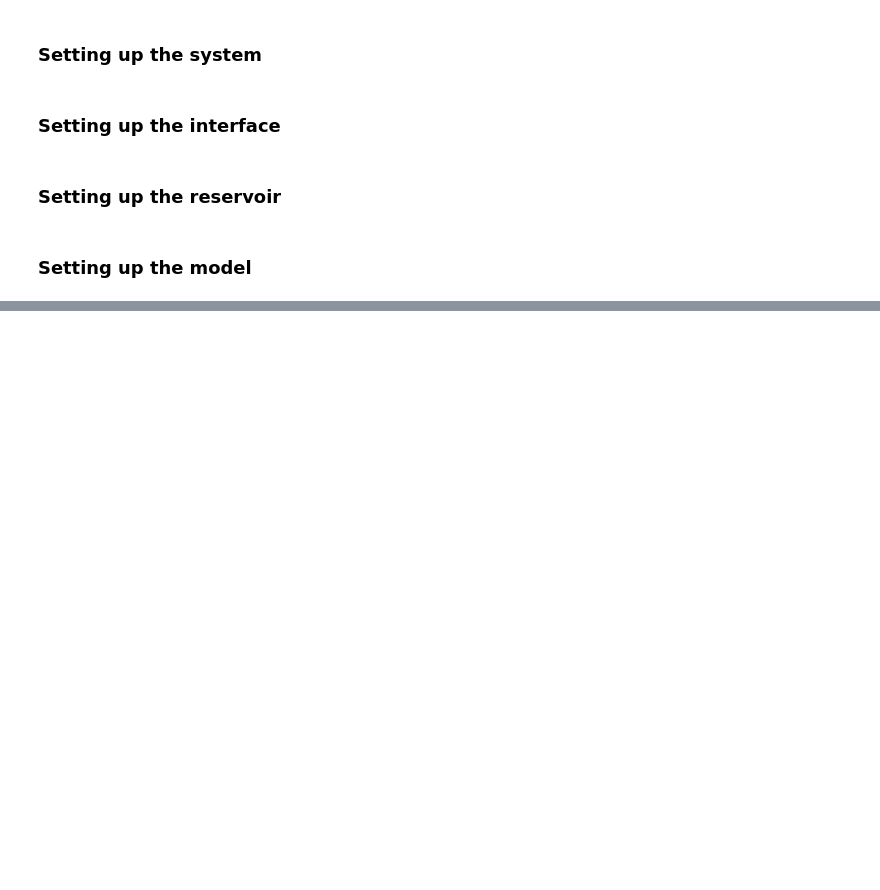
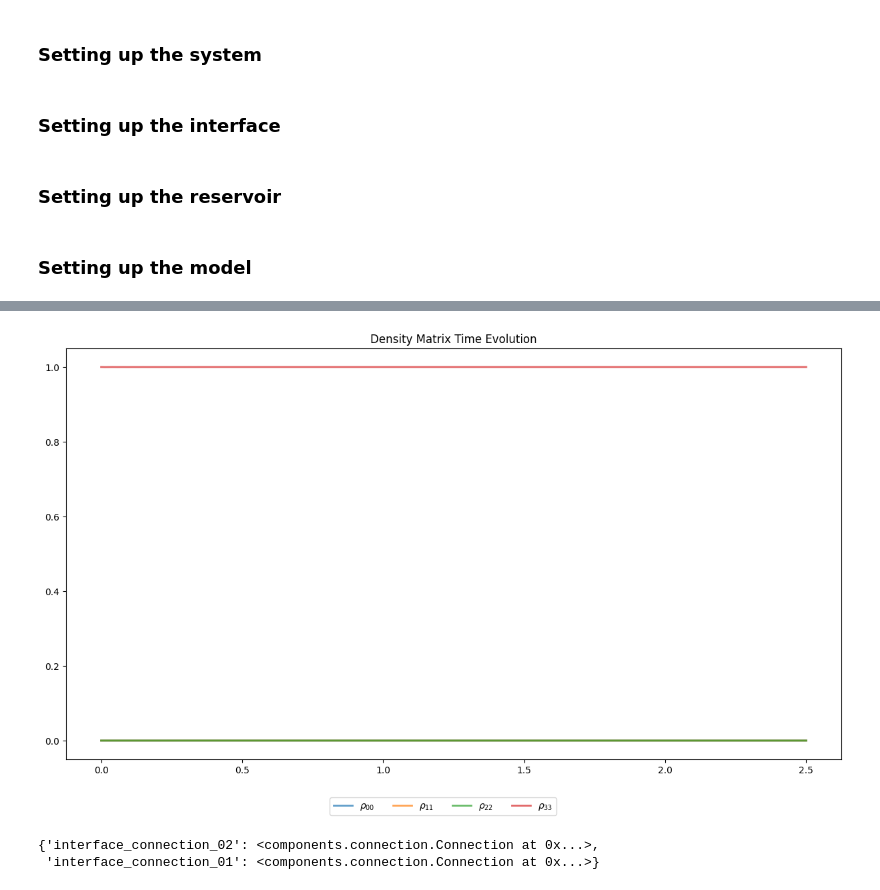
Before and after one commit to Mmackinnon01/entanglement_classifier, a Jupyter notebook: classifier/run.ipynb, the cells around one changed output, grey strips where cells are left out. Cells and saved outputs as stored; diff of their text form; code cells hidden in the pictures; blank space fills up the shorter version.

```diff
--- a/classifier/run.ipynb
+++ b/classifier/run.ipynb
@@ -99,0 +74,9 @@ AttributeError: 'DrivenCascadeFunction' object has no attribute 'gamma_4'
+# %%
+log.plot(plot_trace=True)
+# %% [output]
+[figure, added]
+# %%
+model.interface.connections
+# %% [output]
+{'interface_connection_02': <components.connection.Connection at 0x...>,
+ 'interface_connection_01': <components.connection.Connection at 0x...>}
```
Also changed, not shown: parts of 10 cells of this notebook, 6 other files.
